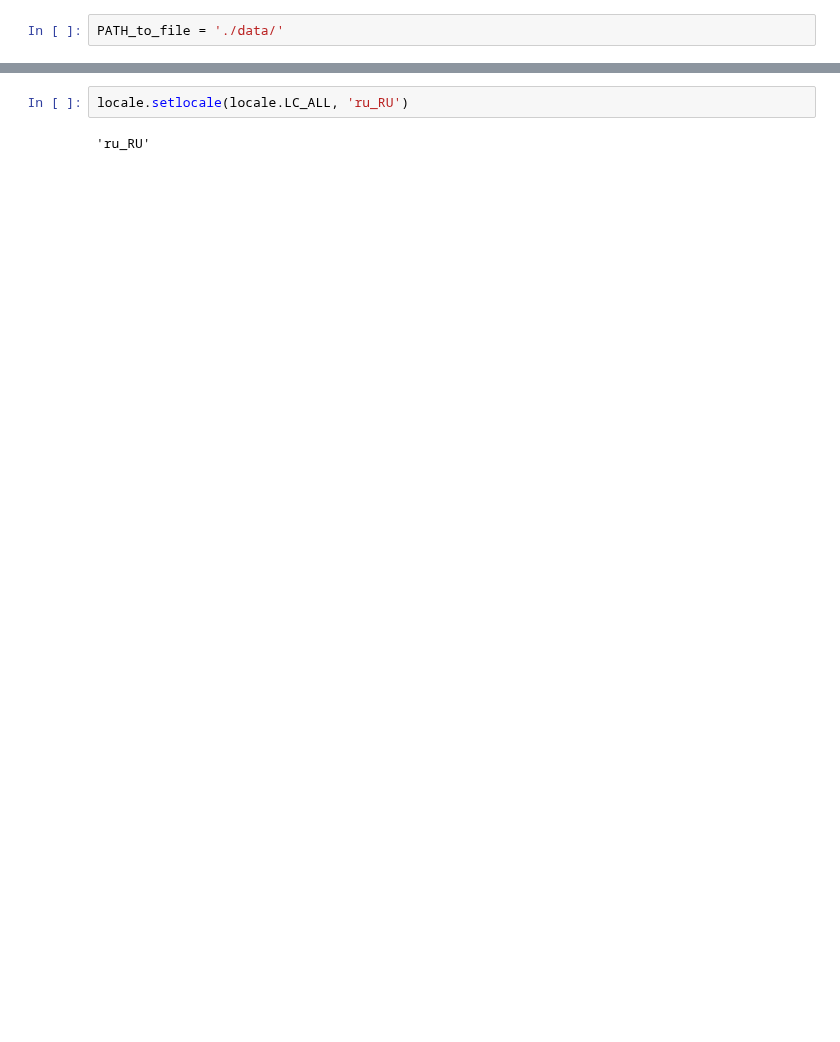
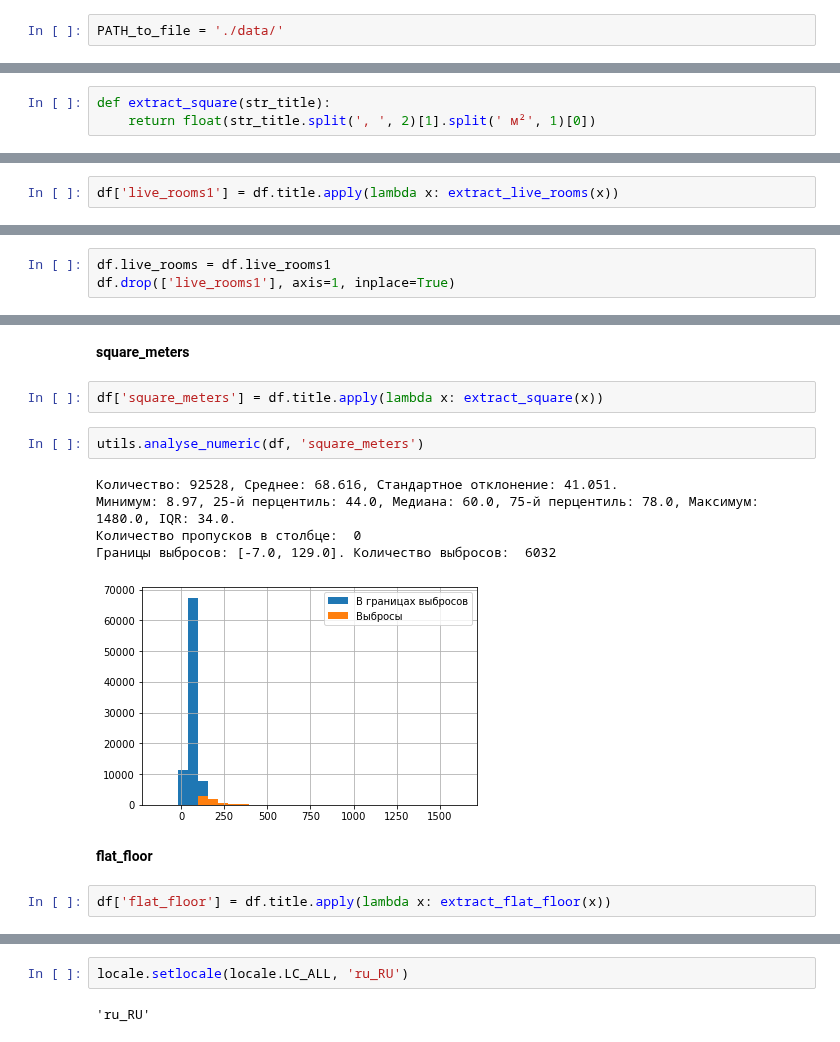
Before and after one commit to greg-kan/mlda, a Jupyter notebook: portfolio/flat_price_prediction/flat_price_prediction.ipynb, the cells around one changed output, grey strips where cells are left out. Cells and saved outputs as stored; diff of their text form; blank space fills up the shorter version.

```diff
--- a/portfolio/flat_price_prediction/flat_price_prediction.ipynb
+++ b/portfolio/flat_price_prediction/flat_price_prediction.ipynb
@@ -33,0 +175,3 @@ df.head(10)
+# %%
+def extract_square(str_title):
+    return float(str_title.split(', ', 2)[1].split(' м²', 1)[0])
@@ -33,0 +226,2 @@ df.head(10)
+# %%
+df['live_rooms1'] = df.title.apply(lambda x: extract_live_rooms(x))
@@ -33,0 +254,3 @@ df.head(10)
+# %%
+df.live_rooms = df.live_rooms1
+df.drop(['live_rooms1'], axis=1, inplace=True)
@@ -33,0 +265,16 @@ df.head(10)
+# %% [markdown]
+**square_meters**
+# %%
+df['square_meters'] = df.title.apply(lambda x: extract_square(x))
+# %%
+utils.analyse_numeric(df, 'square_meters')
+# %% [output]
+Количество: 92528, Среднее: 68.616, Стандартное отклонение: 41.051.
+Минимум: 8.97, 25-й перцентиль: 44.0, Медиана: 60.0, 75-й перцентиль: 78.0, Максимум: 1480.0, IQR: 34.0.
+Количество пропусков в столбце:  0
+Границы выбросов: [-7.0, 129.0]. Количество выбросов:  6032
+[figure, added]
+# %% [markdown]
+**flat_floor**
+# %%
+df['flat_floor'] = df.title.apply(lambda x: extract_flat_floor(x))
```
Also changed, not shown: parts of 74 cells of this notebook, 7 other files.
